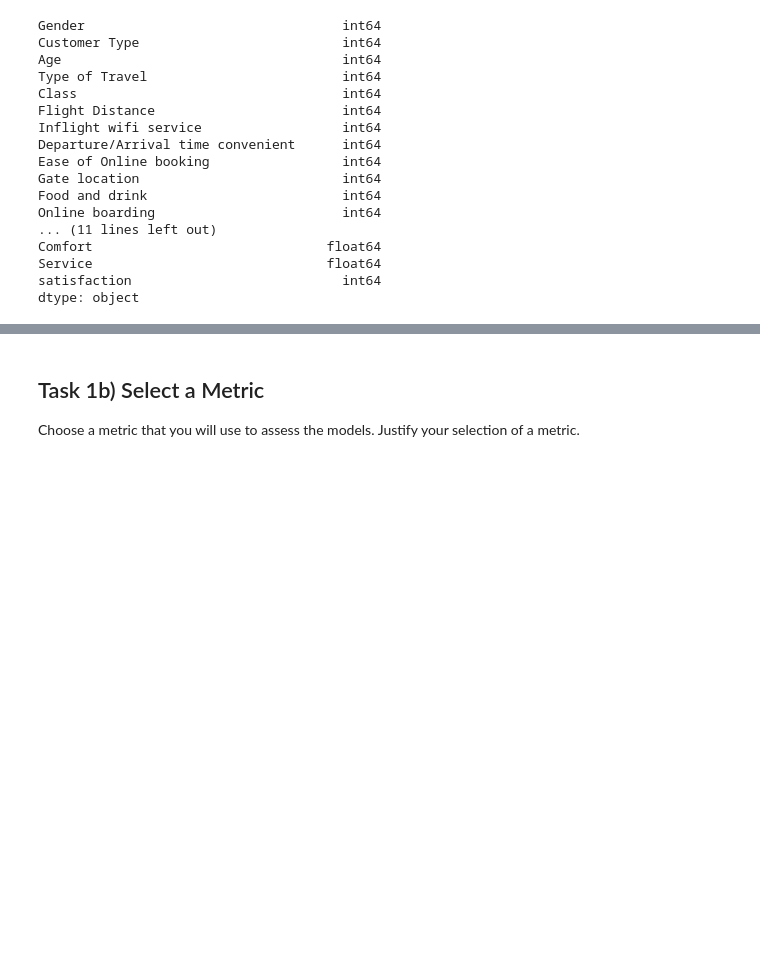
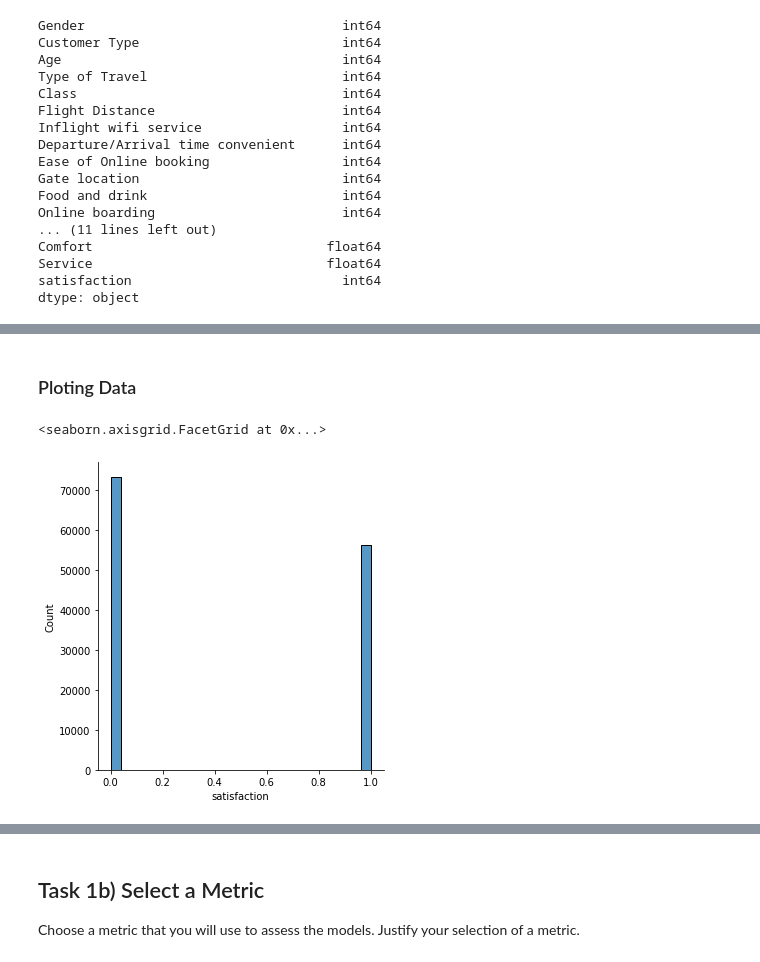
Before and after one commit to rwqzcq/COMP2019, a Jupyter notebook: main.ipynb, the cells around one changed output, grey strips where cells are left out. Saved outputs shown, nothing was run; the diff lists cells and outputs as text; code cells hidden in the pictures; blank space fills up the shorter version.

```diff
--- a/main.ipynb
+++ b/main.ipynb
@@ -12,5 +14,10 @@ the relationships among the features and the target.
 train_df = pd.read_csv('./airline_dataset/train.csv')
 test_df = pd.read_csv('./airline_dataset/test.csv')
 df = pd.concat([train_df, test_df])
+print(df.shape)
+df = df.dropna(how='any')
+df = df.reset_index()
+del df['index']
+print(df.shape)
 df.head()
 # %% [output]
@@ -50,0 +111,7 @@ dtype: object
+# %% [markdown]
+### Ploting Data
+# %%
+sns.displot(data=df, x='satisfaction')
+# %% [output]
+<seaborn.axisgrid.FacetGrid at 0x...>
+[figure, added]
```
Also changed, not shown: parts of 50 cells of this notebook, 1 other file.
